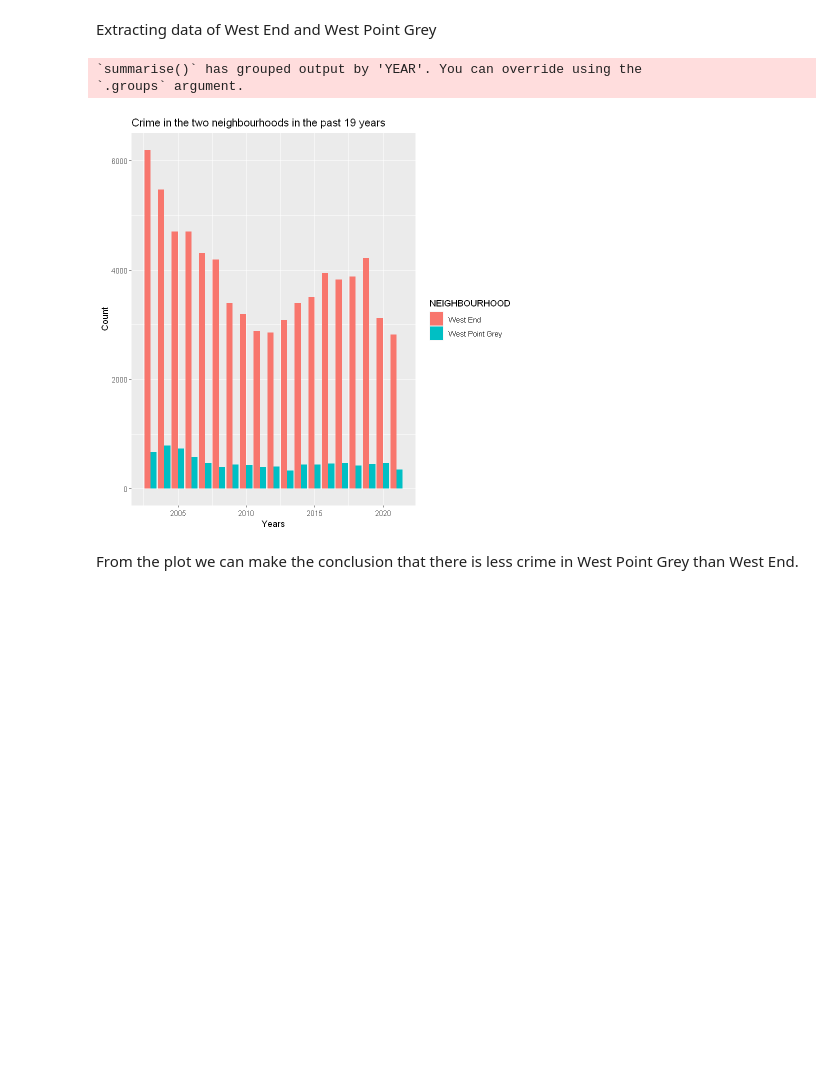
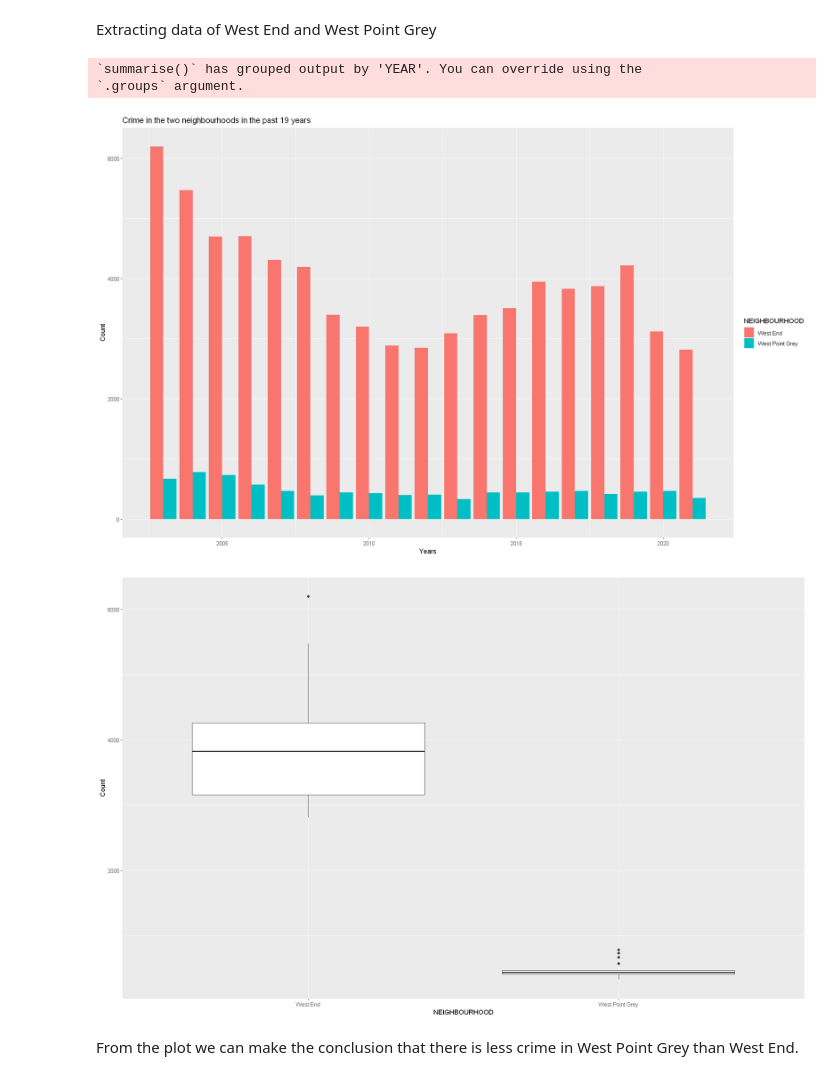
Before and after one commit to Utsav02/VancouverCrimeSTAT201, a Jupyter notebook: ProjectProposal.ipynb, the cells around one changed output. Drawn from its saved outputs; the diff is of its cells as text; code cells hidden in the pictures; blank space fills up the shorter version.

```diff
--- a/ProjectProposal.ipynb
+++ b/ProjectProposal.ipynb
@@ -108,19 +173,26 @@ filter(NEIGHBOURHOOD == "West End")
 # %%
 # comparing the two neighbourhoods
 compare_crime <- vancouver_crime %>%
 filter(NEIGHBOURHOOD == "West End" | NEIGHBOURHOOD == "West Point Grey") %>%
 group_by(YEAR, NEIGHBOURHOOD) %>%
 summarise(Count = n())
 
 compare_plot <- compare_crime %>%
 ggplot(aes(x = YEAR, y = Count, fill = NEIGHBOURHOOD)) +
 geom_bar(stat = "identity", position = "dodge") +
 labs(x = "Years", title = "Crime in the two neighbourhoods in the past 19 years")
 compare_plot
+
+compare_box <- compare_crime %>%
+ggplot(aes(x = NEIGHBOURHOOD, y = Count))+
+geom_boxplot()
+
+compare_box
 # %% [output]
 `summarise()` has grouped output by 'YEAR'. You can override using the
 `.groups` argument.
-[figure, old version]
+[figure, new version]
+[figure, added]
 # %% [markdown]
 From the plot we can make the conclusion that there is less crime in West Point Grey than West End.
 # %% [markdown]
```
Also changed, not shown: parts of 21 cells of this notebook.
